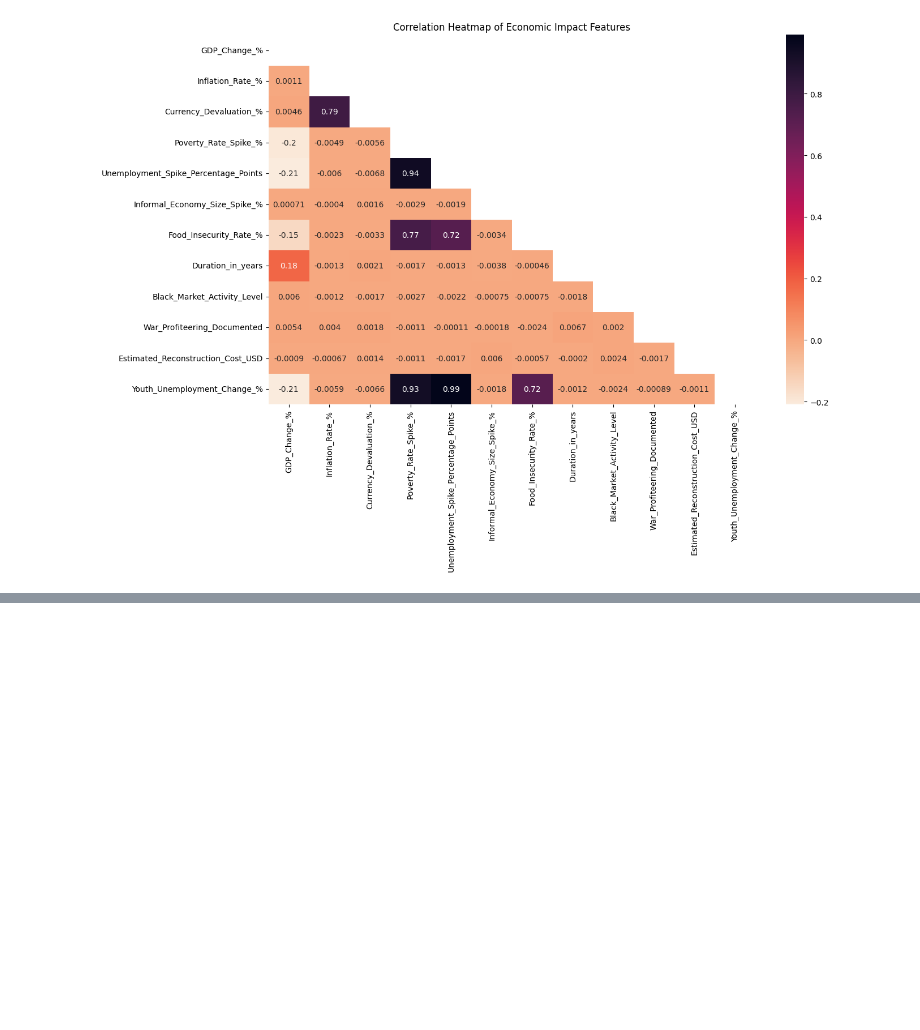
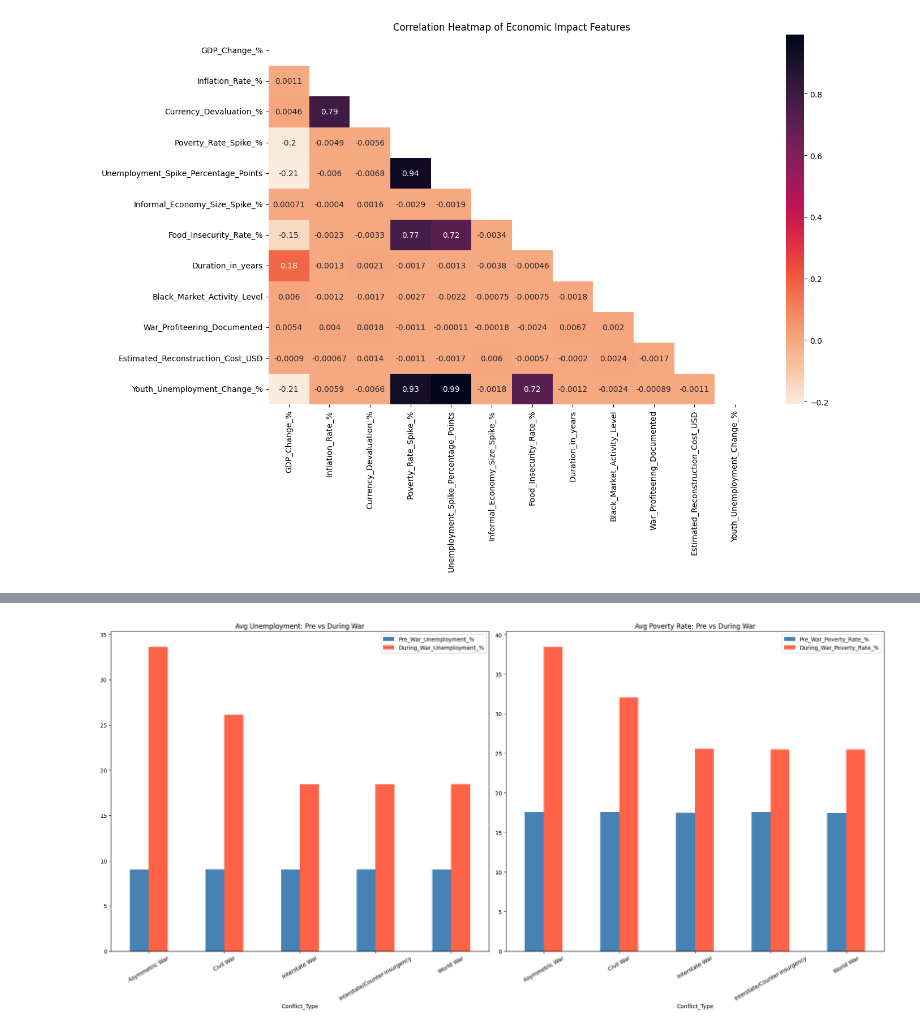
Before and after one commit to J2ckyo/4850-Final-Project, a Jupyter notebook: Data_Rangling.ipynb, the cells around one changed output, grey strips where cells are left out. Cells and saved outputs as stored; diff of their text form; code cells hidden in the pictures; blank space fills up the shorter version.

```diff
--- a/Data_Rangling.ipynb
+++ b/Data_Rangling.ipynb
@@ -270,0 +280,19 @@ plt.show()
+# %%
+compare = df.groupby("Conflict_Type")[["Pre_War_Unemployment_%", "During_War_Unemployment_%",
+     "Pre_War_Poverty_Rate_%", "During_War_Poverty_Rate_%"]].mean().reset_index()
+
+fig, axes = plt.subplots(1, 2, figsize = (20, 10))
+compare.set_index("Conflict_Type")[["Pre_War_Unemployment_%", "During_War_Unemployment_%"]].plot(
+    kind="bar", ax=axes[0], color=["steelblue", "tomato"])
+axes[0].set_title("Avg Unemployment: Pre vs During War")
+axes[0].tick_params(axis="x", rotation=30)
+
+compare.set_index("Conflict_Type")[["Pre_War_Poverty_Rate_%", "During_War_Poverty_Rate_%"]].plot(
+    kind="bar", ax=axes[1], color=["steelblue", "tomato"])
+axes[1].set_title("Avg Poverty Rate: Pre vs During War")
+axes[1].tick_params(axis="x", rotation=30)
+
+plt.tight_layout()
+plt.show()
+# %% [output]
+[figure, added]
```
Also changed, not shown: parts of 4 cells of this notebook.
